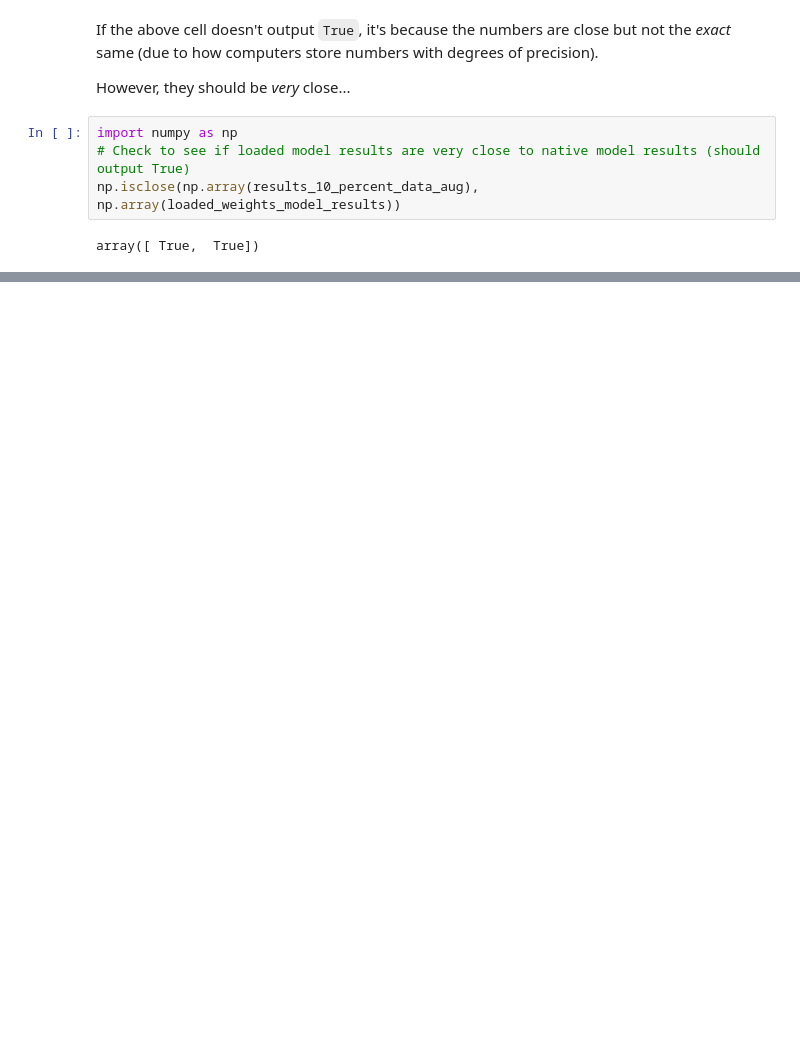
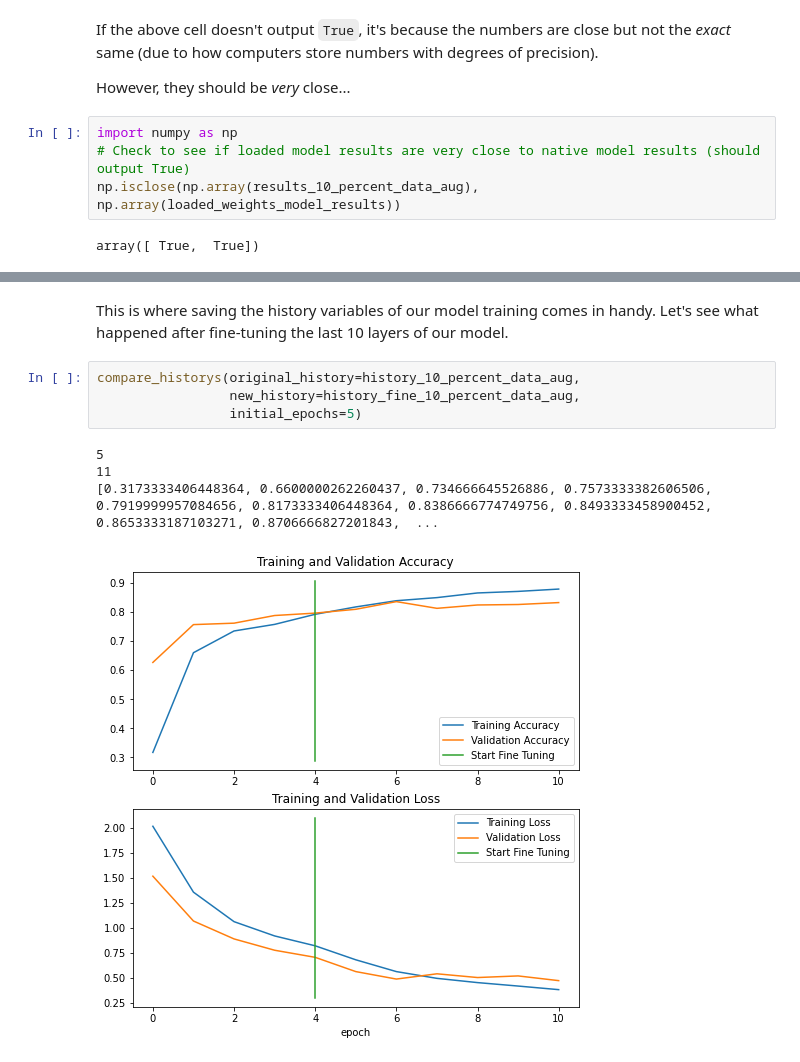
Before and after one commit to Nikitaion/TensorFlowLearning, a Jupyter notebook: 05_transfer_learning_in_tensorflow_part_2.ipynb, the cells around one changed output, grey strips where cells are left out. Cells and saved outputs as stored; diff of their text form; blank space fills up the shorter version.

```diff
--- a/05_transfer_learning_in_tensorflow_part_2.ipynb
+++ b/05_transfer_learning_in_tensorflow_part_2.ipynb
@@ -840,0 +1075,11 @@ We've verified our loaded model's performance, let's check out its layers.
+# %% [markdown]
+This is where saving the history variables of our model training comes in handy. Let's see what happened after fine-tuning the last 10 layers of our model.
+# %%
+compare_historys(original_history=history_10_percent_data_aug,
+                 new_history=history_fine_10_percent_data_aug,
+                 initial_epochs=5)
+# %% [output]
+5
+11
+[0.3173333406448364, 0.6600000262260437, 0.734666645526886, 0.7573333382606506, 0.7919999957084656, 0.8173333406448364, 0.8386666774749756, 0.8493333458900452, 0.8653333187103271, 0.8706666827201843,  ...
+[figure, added]
```
Also changed, not shown: parts of 70 cells of this notebook.
